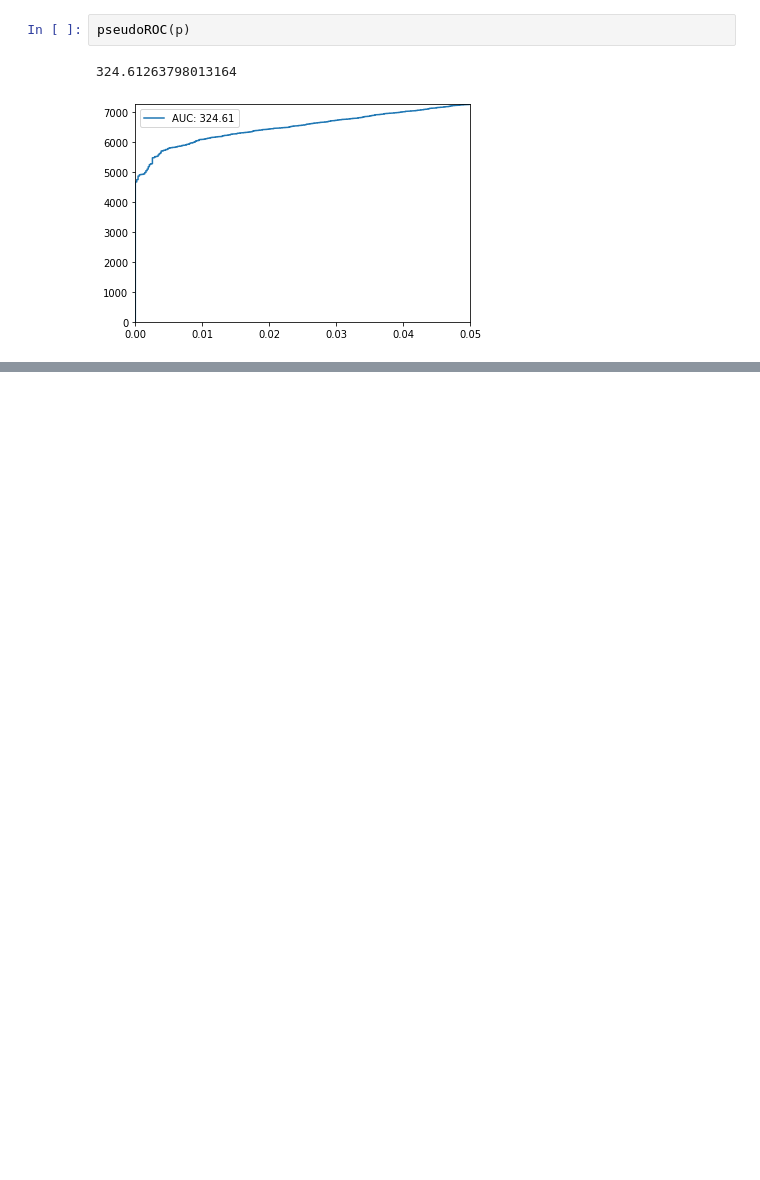
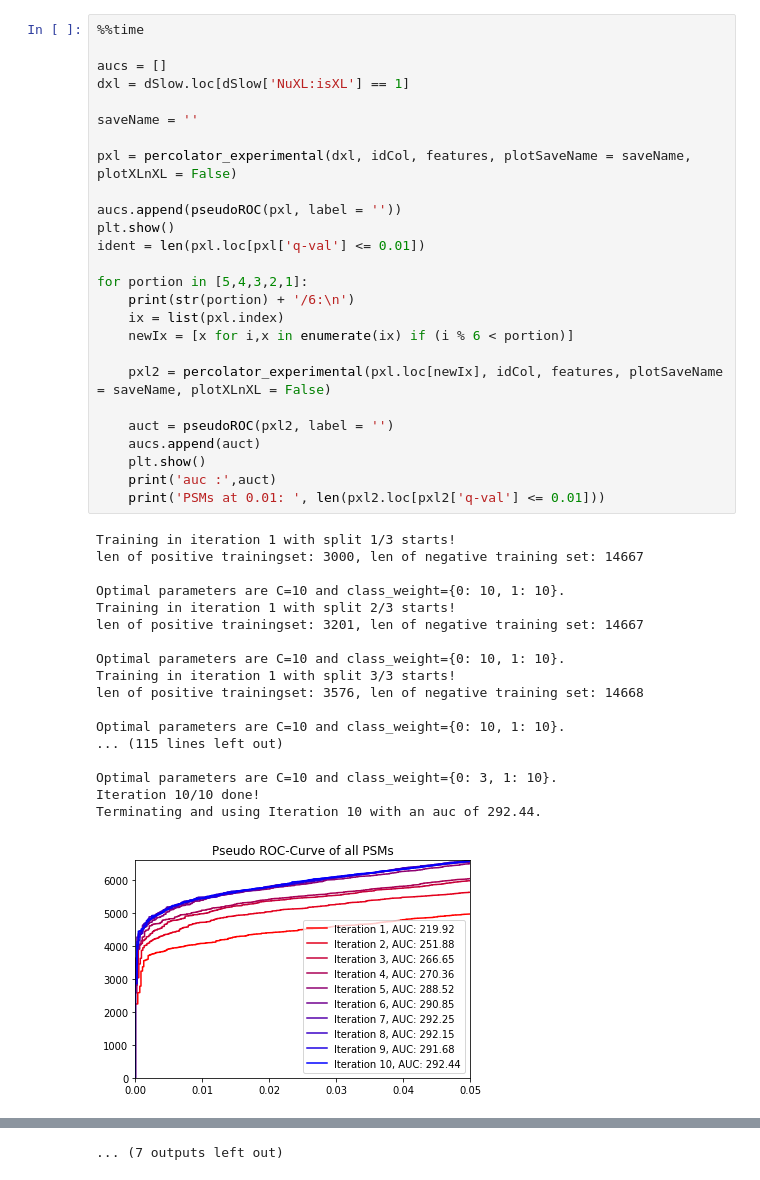
Before and after one commit to emilpaulitz/Bachelor-Thesis, a Jupyter notebook: src/Testing.ipynb, the cells around one changed output, grey strips where cells are left out. Drawn from its saved outputs; the diff is of its cells as text; blank space fills up the shorter version.

Commit message:
added optimal Ranking

```diff
--- a/src/Testing.ipynb
+++ b/src/Testing.ipynb
@@ -65,5 +20,45 @@ Iteration 2/2 done!
-# %%
-pseudoROC(p)
-# %% [output]
-324.61263798013164
-[figure, removed]
+# %%
+%%time
+
+aucs = []
+dxl = dSlow.loc[dSlow['NuXL:isXL'] == 1]
+
+saveName = ''
+
+pxl = percolator_experimental(dxl, idCol, features, plotSaveName = saveName, plotXLnXL = False)
+
+aucs.append(pseudoROC(pxl, label = ''))
+plt.show()
+ident = len(pxl.loc[pxl['q-val'] <= 0.01])
+
+for portion in [5,4,3,2,1]:
+    print(str(portion) + '/6:\n')
+    ix = list(pxl.index)
+    newIx = [x for i,x in enumerate(ix) if (i % 6 < portion)]
+
+    pxl2 = percolator_experimental(pxl.loc[newIx], idCol, features, plotSaveName = saveName, plotXLnXL = False)
+
+    auct = pseudoROC(pxl2, label = '')
+    aucs.append(auct)
+    plt.show()
+    print('auc :',auct)
+    print('PSMs at 0.01: ', len(pxl2.loc[pxl2['q-val'] <= 0.01]))
+# %% [output]
+Training in iteration 1 with split 1/3 starts!
+len of positive trainingset: 3000, len of negative training set: 14667
+
+Optimal parameters are C=10 and class_weight={0: 10, 1: 10}.
+Training in iteration 1 with split 2/3 starts!
+len of positive trainingset: 3201, len of negative training set: 14667
+
+Optimal parameters are C=10 and class_weight={0: 10, 1: 10}.
+Training in iteration 1 with split 3/3 starts!
+len of positive trainingset: 3576, len of negative training set: 14668
+
+Optimal parameters are C=10 and class_weight={0: 10, 1: 10}.
+... (115 lines left out)
+
+Optimal parameters are C=10 and class_weight={0: 3, 1: 10}.
+Iteration 10/10 done!
+Terminating and using Iteration 10 with an auc of 292.44.
+[figure, added]
@@ -69,0 +123 @@ pseudoROC(p)
+... (7 outputs left out)
```
Also changed, not shown: parts of 16 cells of this notebook, 54 other files.
